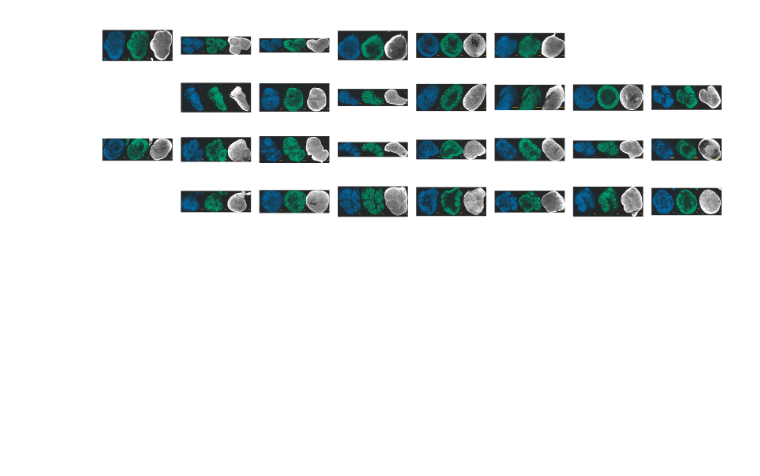
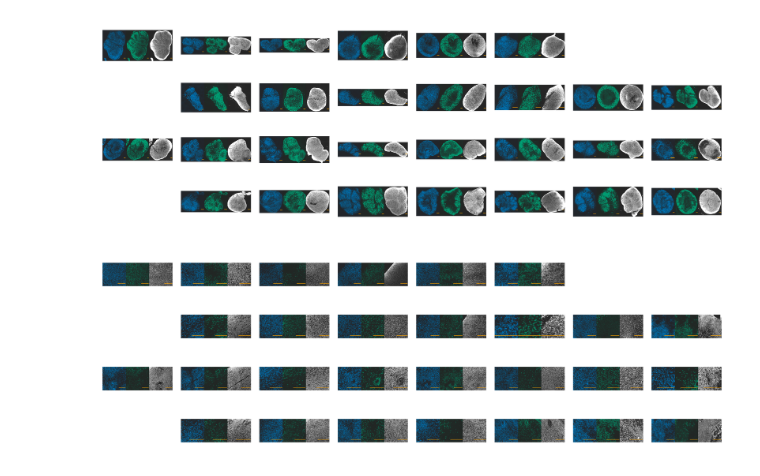
Before and after one commit to GiuseppeTestaLab/noha, a Jupyter notebook: 3_ImageAnalysis/notebooks/representative_images/endpoints_plot_representative_images_MIX1.ipynb, the cells around one changed output. Drawn from its saved outputs; the diff is of its cells as text; code cells hidden in the pictures; blank space fills up the shorter version.

Commit message:
added updated image analysis

```diff
--- a/3_ImageAnalysis/notebooks/representative_images/endpoints_plot_representative_images_MIX1.ipynb
+++ b/3_ImageAnalysis/notebooks/representative_images/endpoints_plot_representative_images_MIX1.ipynb
@@ -108,7 +108,7 @@ len(good_images) * 4
 # %% [markdown]
 # Load sample sheet and file paths
 # %%
-sample_sheet = pd.read_csv('endpoints_ImageAnalysisSampleSheet.csv', sep = ';')
+sample_sheet = pd.read_csv('../../preprocessing/tables/ImageAnalysisSampleSheet.csv')
 sample_sheet['sample_name'] = sample_sheet['Path'].apply(lambda x: x.split('\\')[-1]) + '_' + sample_sheet['Scan Area']
 sample_sheet['unique_condition'] = sample_sheet['Condition'] + '_' + sample_sheet['Line ']
 # %%
@@ -294,0 +333,84 @@ plt.show()
+# %%
+from mpl_toolkits.axes_grid1.anchored_artists import AnchoredSizeBar
+import matplotlib.font_manager as fm
+
+fig, ax = plt.subplots(4, 8, figsize=(30, 10), gridspec_kw={'hspace': 0.01, 'wspace': 0.01})
+
+for a in ax.flatten():
+    a.set_facecolor('none')
+
+fig.patch.set_facecolor('none') # sfondo trasparente
+
+ax = ax.flatten().T
+
+for ax, condition in zip(ax, conditions):
+
+    if condition == '':
+        ax.axis('off')
+        continue
+
+    imagename_scanregion = sample_sheet_dict_rev[condition]  # Get the condition for the image
+
+    ch0 = tif.imread(plot_dict[imagename_scanregion][0])
+    ch2 = tif.imread(plot_dict[imagename_scanregion][2])
+    DAPI = tif.imread(plot_dict[imagename_scanregion][3])
+
+    # Crop each image at the center
+    h, w = ch0.shape
+    crop_size = min(h, w) // 3
+    center_y, center_x = h // 3, w // 3
+    y1, y2 = center_y - crop_size // 3, center_y + crop_size // 3
+    x1, x2 = center_x - crop_size // 3, center_x + crop_size // 3
+
+    y_offset = offset_dict[condition]['y']
+    x_offset = offset_dict[condition]['x']
+
+    ch0 = ch0[y1+y_offset:y2+y_offset, x1+x_offset:x2+x_offset]
+    ch2 = ch2[y1+y_offset:y2+y_offset, x1+x_offset:x2+x_offset]
+    DAPI = DAPI[y1+y_offset:y2+y_offset, x1+x_offset:x2+x_offset]
+
+    ch0 = normalize(ch0)
+    ch2 = normalize(ch2)
+    DAPI = normalize(DAPI)
+
+    ax.axis('off')
+
+    # Create 1x3 grid of insets inside this Axes
+
+    for i in range(1):
+        for j in range(3):
+            x0 = 0.05 + j * 0.3
+            y0 = 0.05 + i * 0.9
+            inset = inset_axes(ax, width="30%", height="90%", loc='lower left',
+                              bbox_to_anchor=(x0, y0, 1, 1), bbox_transform=ax.transAxes, borderpad=0)
+            if j == 0:
+                inset.imshow(DAPI, cmap=colors[3], vmin=np.quantile(DAPI, .1), vmax=np.quantile(DAPI, .95))
+
+            elif j == 1:
+                inset.imshow(ch2, cmap=colors[2], vmin=np.quantile(ch2, .1), vmax=np.quantile(ch2, .995))
+
+            else:
+                inset.imshow(ch0, cmap=colors[0], vmin=np.quantile(ch0, .1), vmax=np.quantile(ch0, .99))
+
+            scalebar = AnchoredSizeBar(
+                inset.transData,
+                200 / pixel_size,
+                '',
+                'lower right',
+                pad=0.2,
+                color='orange',
+                frameon=False,
+                size_vertical=2,
+                fontproperties=fm.FontProperties(size=5)
+            )
+
+            inset.add_artist(scalebar)
+            inset.axis('off')
+
+#plt.savefig('/group/testa/Users/alessia.valenti/NewImageAnalysis/endpoints_plot_representative_images_MIX2.png', dpi=600, bbox_inches='tight')
+#plt.savefig('/group/testa/Users/alessia.valenti/NewImageAnalysis/endpoints_plot_representative_images_MIX2.pdf', dpi=600, bbox_inches='tight')
+plt.savefig('/group/testa/Users/alessia.valenti/NewImageAnalysis/endpoints_plot_representative_images_MIX1_zoomed.eps', format='eps', dpi = 1200)
+
+plt.show()
+# %% [output]
+[figure, added]
```
Also changed, not shown: parts of 3 cells of this notebook, 7 other files.
